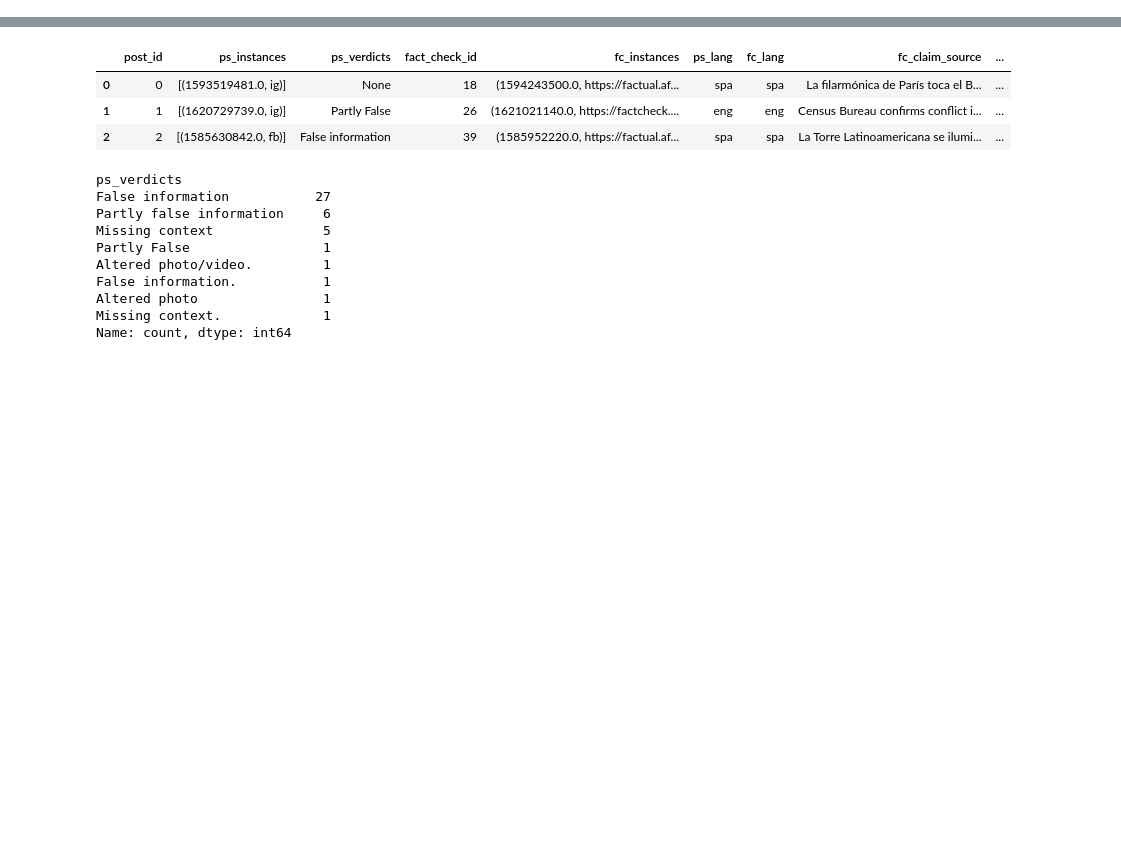
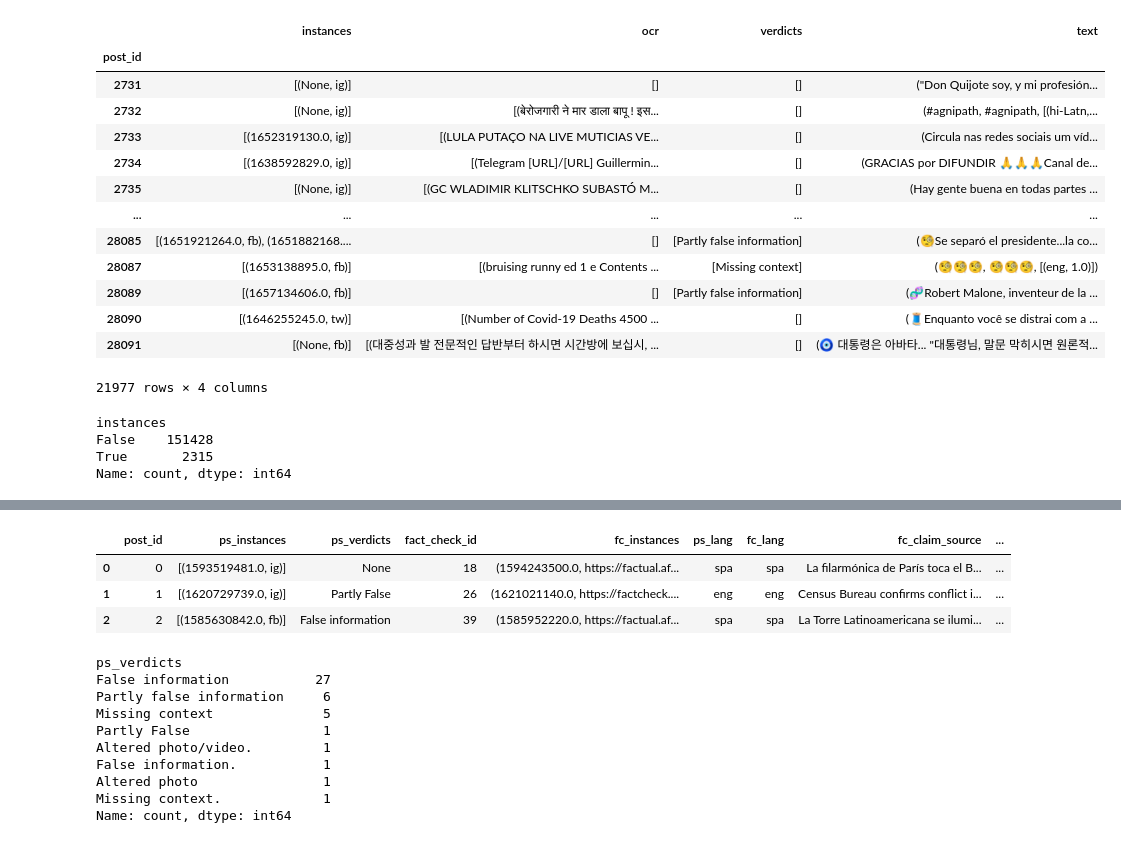
Before and after one commit to BecTome/semeval25-FactCheckedClaimRetrieval, a Jupyter notebook: nbs/data_exploration/analyze_sample.ipynb, the cells around one changed output, grey strips where cells are left out. Saved outputs shown, nothing was run; the diff lists cells and outputs as text; code cells hidden in the pictures; blank space fills up the shorter version.

Commit message:
eliminate final data

```diff
--- a/nbs/data_exploration/analyze_sample.ipynb
+++ b/nbs/data_exploration/analyze_sample.ipynb
@@ -48,0 +19,27 @@ df_fact_check.head()
+# %%
+task_path = "/home/agustin/Documentos/UNIVERSIDAD/MASTER/3erCUATRI/HLE/semeval25-FactCheckedClaimRetrieval/data/complete_data/tasks.json"
+post_path = "/home/agustin/Documentos/UNIVERSIDAD/MASTER/3erCUATRI/HLE/semeval25-FactCheckedClaimRetrieval/data/complete_data/posts.csv"
+fact_check_path = "/home/agustin/Documentos/UNIVERSIDAD/MASTER/3erCUATRI/HLE/semeval25-FactCheckedClaimRetrieval/data/complete_data/fact_checks.csv"
+mapping_path = "/home/agustin/Documentos/UNIVERSIDAD/MASTER/3erCUATRI/HLE/semeval25-FactCheckedClaimRetrieval/data/complete_data/pairs.csv"
+
+df_posts = BasePostsDataset(post_path, task_path, task_name='monolingual', lang='eng', gs_path=mapping_path)
+df_fact_check = BaseFactCheckDataset(fact_check_path, task_path, task_name='monolingual', lang='eng')
+# %%
+posts = df_posts.load_data()
+# %%
+posts[posts["text"] != '']
+# %% [output]
+|  | instances | ocr | verdicts | text |
+| post_id |  |  |  |  |
+| 2731 | [(None, ig)] | [] | [] | ("Don Quijote soy, y mi profesión... |
+| 2732 | [(None, ig)] | [(बेरोजगारी ने मार डाला बापू ! इस... | [] | (#agnipath, #agnipath, [(hi-Latn,... |
+| 2733 | [(1652319130.0, ig)] | [(LULA PUTAÇO NA LIVE MUTICIAS VE... | [] | (Circula nas redes sociais um víd... |
+| 2734 | [(1638592829.0, ig)] | [(Telegram [URL]/[URL] Guillermin... | [] | (GRACIAS por DIFUNDIR 🙏🙏🙏Canal de... |
+| 2735 | [(None, ig)] | [(GC WLADIMIR KLITSCHKO SUBASTÓ M... | [] | (Hay gente buena en todas partes ... |
+| ... | ... | ... | ... | ... |
+| 28085 | [(1651921264.0, fb), (1651882168.... | [] | [Partly false information] | (🧐Se separó el presidente...la co... |
+| 28087 | [(1653138895.0, fb)] | [(bruising runny ed 1 e Contents ... | [Missing context] | (🧐🧐🧐, 🧐🧐🧐, [(eng, 1.0)]) |
+| 28089 | [(1657134606.0, fb)] | [] | [Partly false information] | (🧬Robert Malone, inventeur de la ... |
+| 28090 | [(1646255245.0, tw)] | [(Number of Covid-19 Deaths 4500 ... | [] | (🧵Enquanto você se distrai com a ... |
+| 28091 | [(None, fb)] | [(대중성과 발 전문적인 답반부터 하시면 시간방에 보십시, ... | [] | (🧿 대통령은 아바타... "대통령님, 말문 막히시면 원론적... |
+21977 rows × 4 columns
@@ -48,0 +48,8 @@ df_fact_check.head()
+# %%
+#count the number of fact checks where the list in instances is bigger than 1
+fact_checks["instances"].apply(lambda x: len(x) > 1).value_counts()
+# %% [output]
+instances
+False    151428
+True       2315
+Name: count, dtype: int64
```
Also changed, not shown: parts of 10 cells of this notebook, 4 other files.
